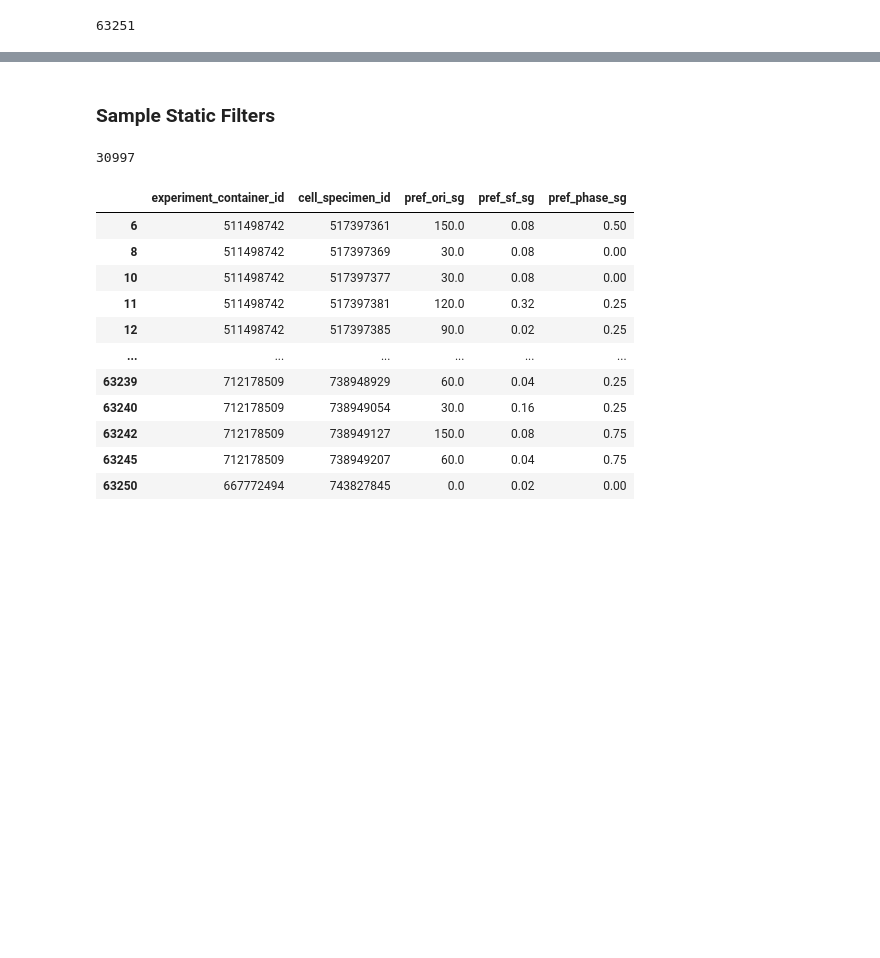
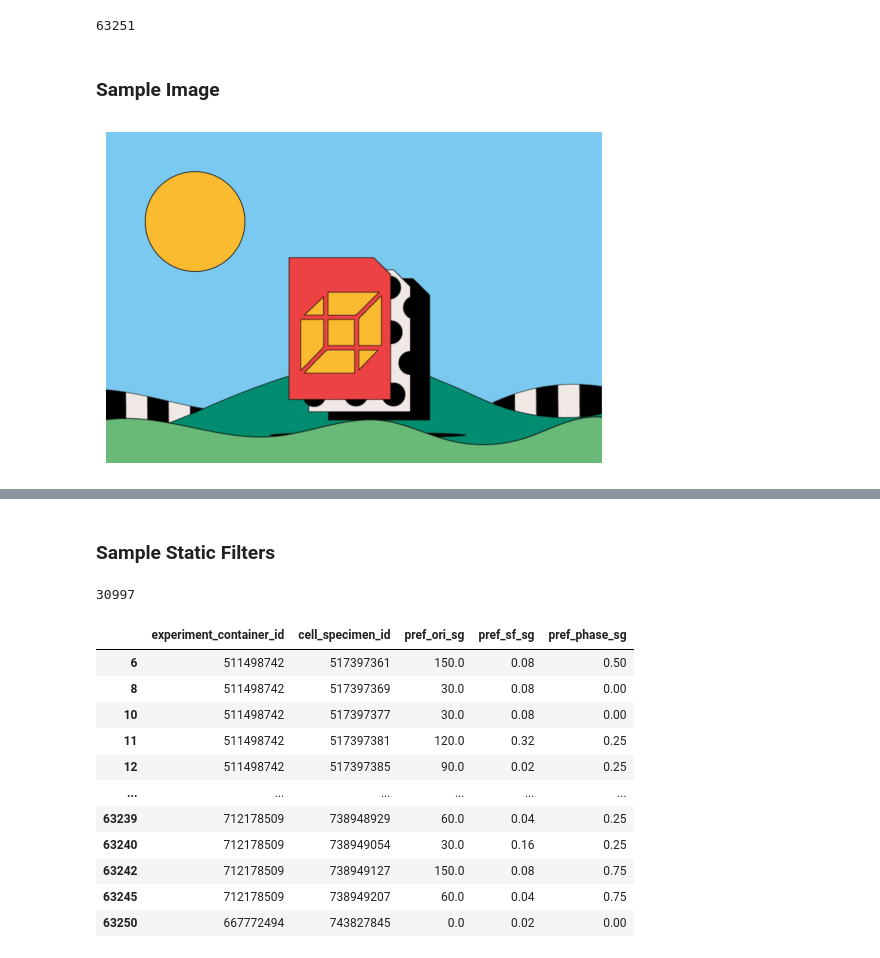
Before and after one commit to marcoabrate/wp1, a Jupyter notebook: data_allen/gabor_filter.ipynb, the cells around one changed output, grey strips where cells are left out. Cells and saved outputs as stored; diff of their text form; code cells hidden in the pictures; blank space fills up the shorter version.

```diff
--- a/data_allen/gabor_filter.ipynb
+++ b/data_allen/gabor_filter.ipynb
@@ -25,3 +25,7 @@ df = df[df["failed_experiment_container"]=="f"]
 len(df)
 # %% [output]
 63251
+# %% [markdown]
+### Sample Image
+# %%
+im = cv2.imread("sample_image.jpeg")
@@ -27,0 +34,6 @@ len(df)
+# %%
+plt.imshow(im[:,:,::-1])
+plt.axis('off')
+plt.show()
+# %% [output]
+[figure, added]
```
Also changed, not shown: parts of 11 cells of this notebook, 4 other files.
